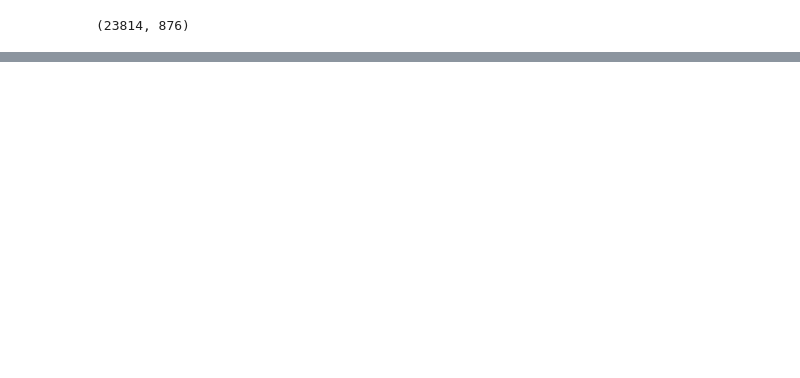
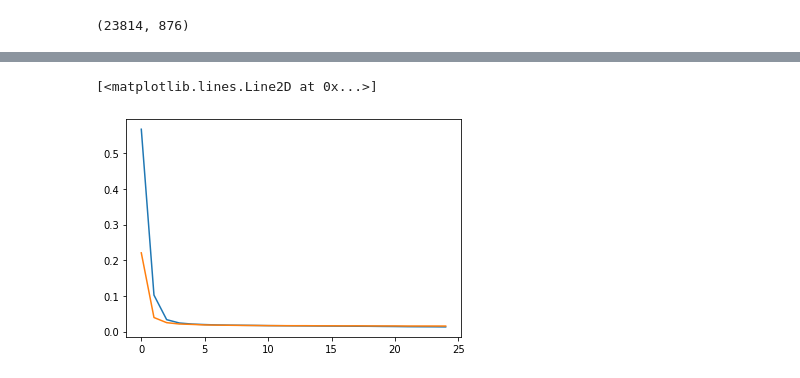
Before and after one commit to shubham1925/mechanism-of-action-prediction, a Jupyter notebook: lish_moa_new.ipynb, the cells around one changed output, grey strips where cells are left out. Saved outputs shown, nothing was run; the diff lists cells and outputs as text; code cells hidden in the pictures; blank space fills up the shorter version.

Commit message:
Add learning and validation curves

```diff
--- a/lish_moa_new.ipynb
+++ b/lish_moa_new.ipynb
@@ -162,7 +166,7 @@ def build_train(resume_models = None, repeat_number = 0, folds = 5, skip_folds =
                                                     save_best_only = True, save_weights_only = True,
                                                     mode = 'min')
     model = create_model()
-    model.fit(x_train.values[train_ind], y_train.values[train_ind],
+    training_history = model.fit(x_train.values[train_ind], y_train.values[train_ind],
               validation_data = (x_train.values[val_ind], y_train.values[val_ind]),
               callbacks = [cb_lr_schedule, cb_checkpt], epochs = EPOCHS, batch_size = BATCH_SIZE, verbose = 2)
     model.load_weights(checkpoint_path)
@@ -172,7 +176,7 @@ def build_train(resume_models = None, repeat_number = 0, folds = 5, skip_folds =
     print(list(zip(model.metrics_names, model.evaluate(x_train.values[train_ind], y_train.values[train_ind], verbose = 0, batch_size = 32))))
     print('val:')
     print(list(zip(model.metrics_names, model.evaluate(x_train.values[train_ind], y_train.values[train_ind], verbose = 0, batch_size = 32))))
-    return models, oof_preds
+    return models, oof_preds, training_history
 # %%
 model = create_model()
 model.summary()
@@ -180,11 +202,11 @@ model.summary()
 models = []
 oof_preds = []
 # seed_everything(SEED)
-SEED_ARRAY = [0, 1, 2, 3, 4]
-for seed in SEED_ARRAY:
-  print("seed: ", seed)
-  seed_everything(seed)
-  for i in range(REPEATS):
-    m, oof = build_train(repeat_number = i, folds = FOLDS)
-    models = models + m
-    oof_preds.append(oof)
+np.random.seed(SEED)
+os.environ['PYTHONHASHSEED'] = str(SEED)
+tf.random.set_seed(SEED)
+# SEED_ARRAY = [0, 1, 2, 3, 4]
+for i in range(REPEATS):
+  m, oof, history = build_train(repeat_number = i, folds = FOLDS)
+  models = models + m
+  oof_preds.append(oof)
@@ -190,0 +231,8 @@ for seed in SEED_ARRAY:
+# %%
+history.history['loss']
+import matplotlib.pyplot as plt
+plt.plot(history.history['loss'])
+plt.plot(history.history['val_loss'])
+# %% [output]
+[<matplotlib.lines.Line2D at 0x...>]
+[figure, added]
```
Also changed, not shown: parts of 9 cells of this notebook.
